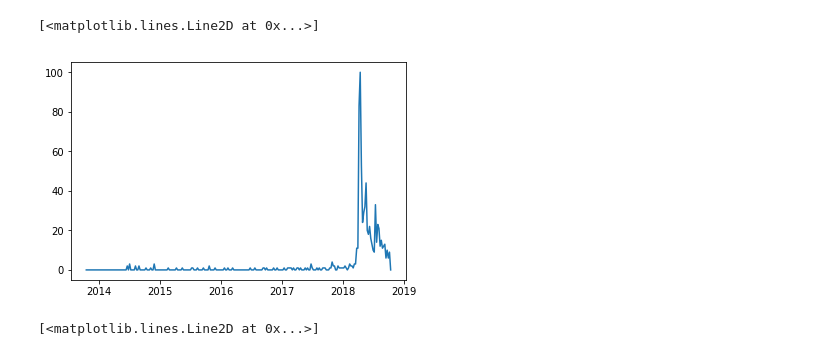
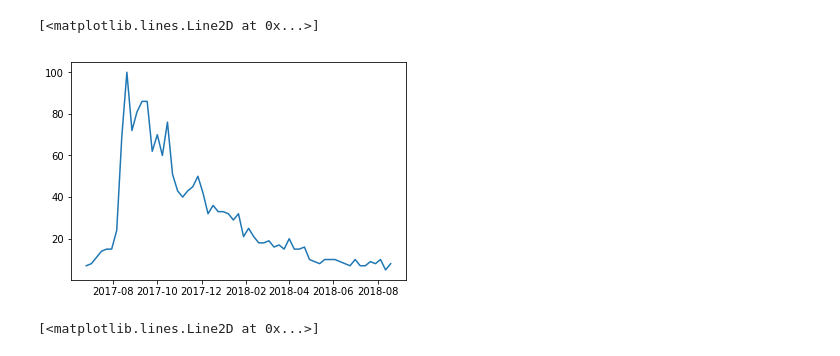
Before and after one commit to getChan/DataBaseProject, a Jupyter notebook: src/GoogleTrends.ipynb, the cells around one changed output. Cells and saved outputs as stored; diff of their text form; code cells hidden in the pictures.

```diff
--- a/src/GoogleTrends.ipynb
+++ b/src/GoogleTrends.ipynb
@@ -3,6 +3,6 @@ from pytrends.request import TrendReq
 
 pytrends = TrendReq(hl='ko', tz=360)
 # %%
-kw_list=["닐로"]
-pytrends.build_payload(kw_list, cat=0, timeframe='today 5-y', geo='', gprop='')
+kw_list=["좋니"]
+pytrends.build_payload(kw_list, cat=0, timeframe='2017-06-22 2018-08-22', geo='KR', gprop='')
 # %%
@@ -31,4 +31,4 @@ df
 # %%
-df = pytrends.get_historical_interest(kw_list, year_start=2018, month_start=1, day_start=1, hour_start=0, year_end=2018, month_end=2, day_end=1, hour_end=0, cat=0, geo='KR', gprop='', sleep=0)
+df = pytrends.get_historical_interest(kw_list, year_start=2018, month_start=8, day_start=1, hour_start=0, year_end=2018, month_end=11, day_end=2, hour_end=0, cat=0, geo='KR', gprop='', sleep=60)
 df
 # %% [output]
@@ -54,10 +36,10 @@ df
 # %%
 from matplotlib import pyplot as plt
 
-plt.plot(df['닐로'])
+plt.plot(df['좋니'])
 # %% [output]
 [<matplotlib.lines.Line2D at 0x...>]
-[figure, old version]
+[figure, new version]
 # %%
 plt.plot(df['닐로'], )
 # %% [output]
```
Also changed, not shown: parts of 2 cells of this notebook, 5 other files.
